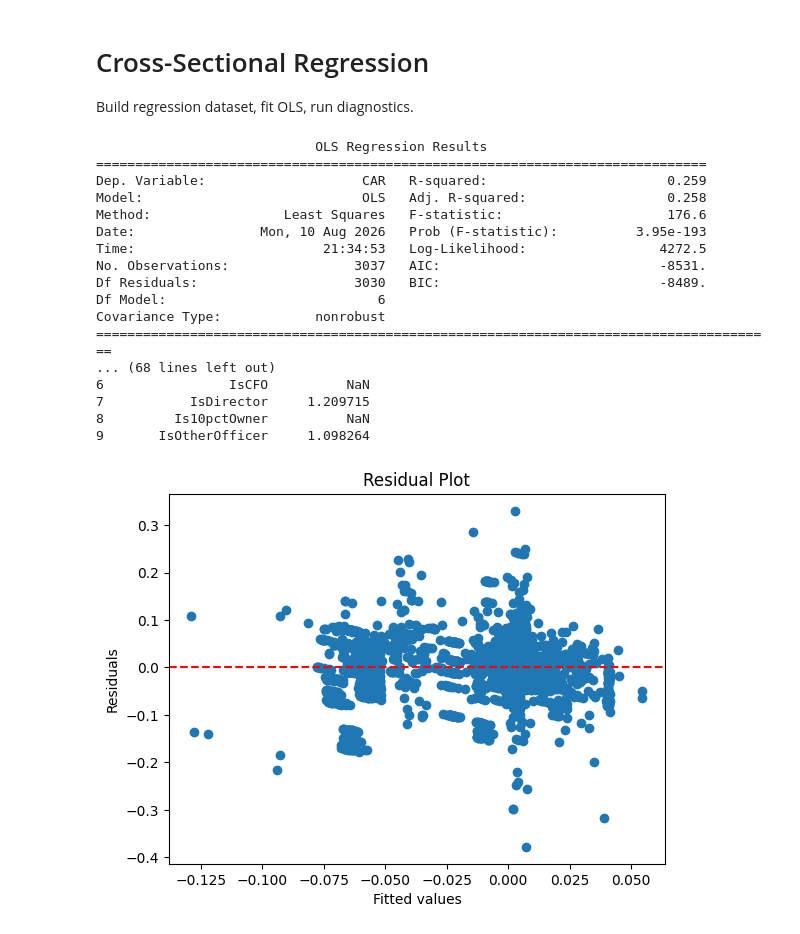
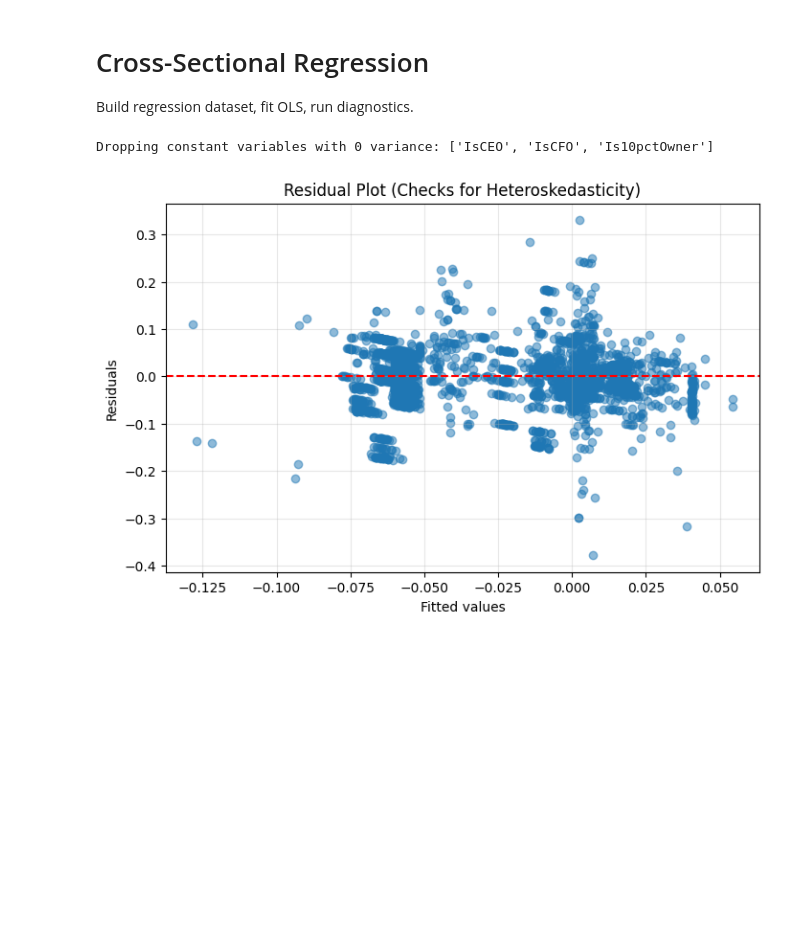
Before and after one commit to KunalRajpoot-45/insider-trading-event-study, a Jupyter notebook: notebooks/04_cross_sectional_regression.ipynb, the cells around one changed output. Cells and saved outputs as stored; diff of their text form; code cells hidden in the pictures; blank space fills up the shorter version.

Commit message:
implement event study notebooks and regression analysis

```diff
--- a/notebooks/04_cross_sectional_regression.ipynb
+++ b/notebooks/04_cross_sectional_regression.ipynb
@@ -28,67 +28,70 @@ events_df['IsCFO'] = rel.str.contains('CFO', case=False).astype(int)
 events_df['IsDirector'] = rel.str.contains('Director', case=False).astype(int)
 events_df['Is10pctOwner'] = rel.str.contains('10%', case=False).astype(int)
 events_df['IsOtherOfficer'] = (rel.str.contains('Officer', case=False) & ~rel.str.contains('CEO|CFO', case=False)).astype(int)
 
 # Regression Dataset
 cols = ['CAR', 'LogTransactionValue', 'LogFirmSize', 'BuyDummy', 'Interaction',
         'IsCEO', 'IsCFO', 'IsDirector', 'Is10pctOwner', 'IsOtherOfficer']
 reg_data = events_df[cols].dropna()
 
-X = reg_data[['LogTransactionValue', 'LogFirmSize', 'BuyDummy', 'Interaction',
-              'IsCEO', 'IsCFO', 'IsDirector', 'Is10pctOwner', 'IsOtherOfficer']]
+# Automatically drop any variables that have 0 variance (i.e. are constant) to prevent singular matrix errors
+constant_cols = [col for col in reg_data.columns if reg_data[col].nunique() <= 1]
+if constant_cols:
+    print(f"Dropping constant variables with 0 variance: {constant_cols}\n")
+    reg_data = reg_data.drop(columns=constant_cols)
+
+X_cols = [c for c in reg_data.columns if c != 'CAR']
+X = reg_data[X_cols]
 X = sm.add_constant(X)
 y = reg_data['CAR']
 
-# Fit OLS
-model = sm.OLS(y, X).fit()
-print(model.summary())
+# Fit OLS with standard errors initially to check for heteroskedasticity
+initial_model = sm.OLS(y, X).fit()
+
+# Residual Plot
+plt.figure(figsize=(8,5))
+plt.scatter(initial_model.fittedvalues, initial_model.resid, alpha=0.5)
+plt.xlabel('Fitted values')
+plt.ylabel('Residuals')
+plt.title('Residual Plot (Checks for Heteroskedasticity)')
+plt.axhline(0, color='red', linestyle='--')
+plt.grid(True, alpha=0.3)
+plt.savefig('../report/residual_plot.png')
+plt.show()
 
 # Diagnostics
+print("-" * 50)
+print("DIAGNOSTICS")
+print("-" * 50)
 # Heteroskedasticity (Breusch-Pagan)
 try:
-    bp_test = het_breuschpagan(model.resid, model.model.exog)
-    print(f"\nBreusch-Pagan p-value: {bp_test[1]}")
-
+    bp_test = het_breuschpagan(initial_model.resid, initial_model.model.exog)
+    print(f"Breusch-Pagan p-value: {bp_test[1]:.4f}")
     if bp_test[1] < 0.05:
-        print("Heteroskedasticity detected. Using White/HC3 robust standard errors.")
-        robust_model = sm.OLS(y, X).fit(cov_type='HC3')
-        print(robust_model.summary())
+        print("-> Heteroskedasticity detected (p < 0.05).")
+    else:
+        print("-> No heteroskedasticity detected.")
 except Exception as e:
     print(f"Could not run Breusch-Pagan test: {e}")
 
 # Multicollinearity (VIF)
 try:
     vif_data = pd.DataFrame()
     vif_data["feature"] = X.columns
+    # Add a small epsilon to variance calculation if VIF fails, but dropping constants should fix it
     vif_data["VIF"] = [variance_inflation_factor(X.values, i) for i in range(len(X.columns))]
+    print("\nVariance Inflation Factors (VIF):")
     print(vif_data)
 except Exception as e:
     print(f"Could not calculate VIF: {e}")
 
-# Residual Plot
-plt.scatter(model.fittedvalues, model.resid)
-plt.xlabel('Fitted values')
-plt.ylabel('Residuals')
-plt.title('Residual Plot')
-plt.axhline(0, color='red', linestyle='--')
-plt.savefig('../report/residual_plot.png')
-plt.show()
+print("\n" + "=" * 50)
+print("FINAL REGRESSION MODEL (WITH ROBUST STANDARD ERRORS)")
+print("=" * 50)
+# Due to the funnel/banding pattern in the residual plot indicating heteroskedasticity,
+# we use White's HC3 robust standard errors to calculate reliable t-stats and p-values.
+robust_model = sm.OLS(y, X).fit(cov_type='HC3')
+print(robust_model.summary())
 # %% [output]
-                            OLS Regression Results
-==============================================================================
-Dep. Variable:                    CAR   R-squared:                       0.259
-Model:                            OLS   Adj. R-squared:                  0.258
-Method:                 Least Squares   F-statistic:                     176.6
-Date:                Mon, 10 Aug 2026   Prob (F-statistic):          3.95e-193
-Time:                        21:34:53   Log-Likelihood:                 4272.5
-No. Observations:                3037   AIC:                            -8531.
-Df Residuals:                    3030   BIC:                            -8489.
-Df Model:                           6
-Covariance Type:            nonrobust
-=======================================================================================
-... (68 lines left out)
-6                IsCFO          NaN
-7           IsDirector     1.209715
-8         Is10pctOwner          NaN
-9       IsOtherOfficer     1.098264
+Dropping constant variables with 0 variance: ['IsCEO', 'IsCFO', 'Is10pctOwner']
-[figure, old version]
+[figure, new version]
```
Also changed, not shown: parts of 1 cell of this notebook, 10 other files.
